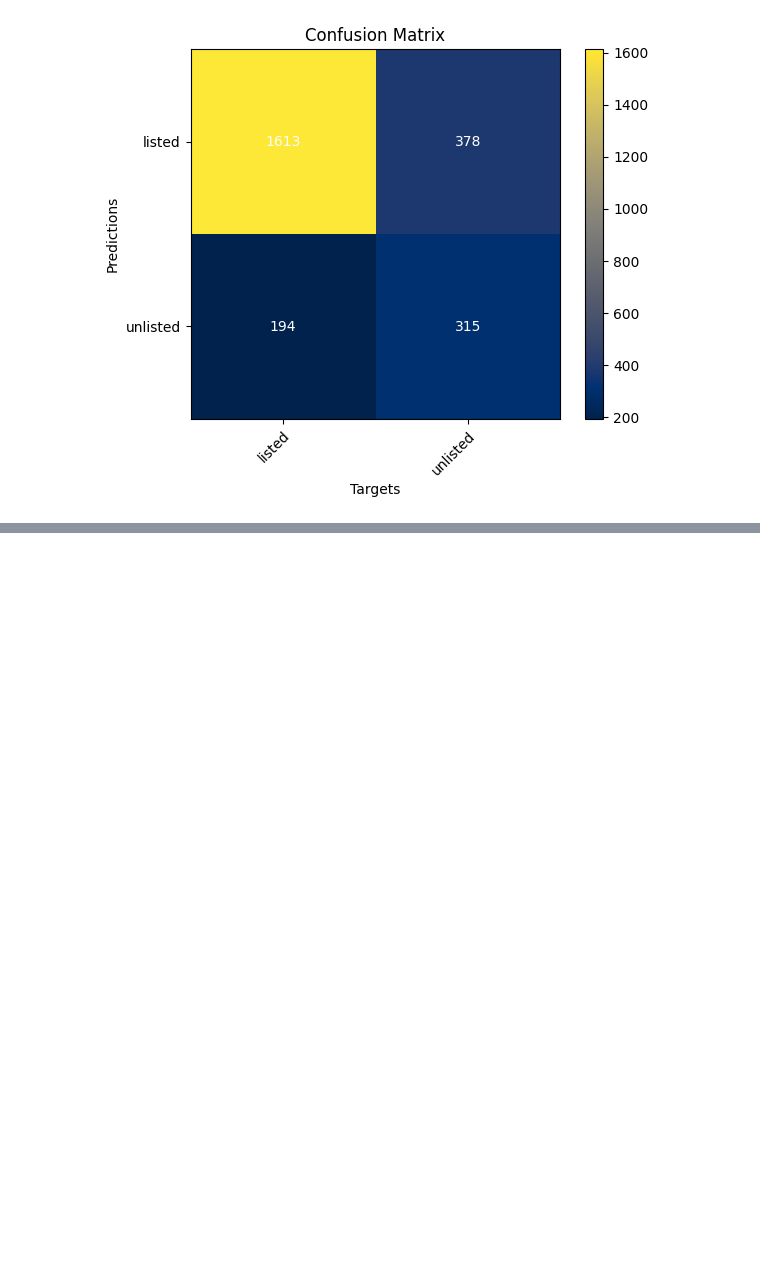
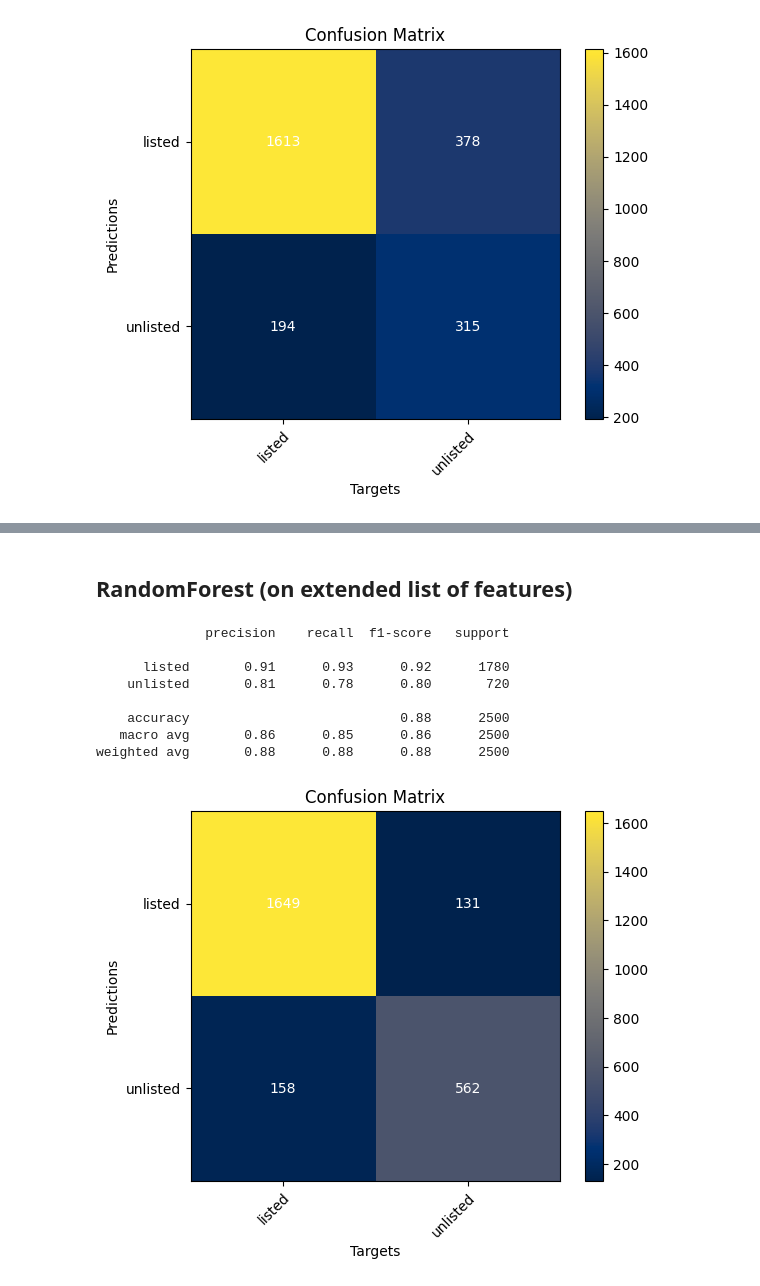
Before and after one commit to iryna-savchuk/TM_project, a Jupyter notebook: Analogue Lab 1 (Text cleaning, Bag of Words, KNeighborsClassifier to predict Amazon Reviews).ipynb, the cells around one changed output, grey strips where cells are left out. Cells and saved outputs as stored; diff of their text form; code cells hidden in the pictures; blank space fills up the shorter version.

```diff
--- a/Analogue Lab 1 (Text cleaning, Bag of Words, KNeighborsClassifier to predict Amazon Reviews).ipynb
+++ b/Analogue Lab 1 (Text cleaning, Bag of Words, KNeighborsClassifier to predict Amazon Reviews).ipynb
@@ -410,0 +522,3 @@ plot_cm(confusion_matrix(y_pred, y_val), labels.keys())
+# %%
+train_df['eng_reviews_cleaned'] = clean(train_df['eng_reviews_merged'], lemmatize = True, stemmer = False)
+train_df.head()
@@ -410,0 +546,3 @@ plot_cm(confusion_matrix(y_pred, y_val), labels.keys())
+# %%
+bow = CountVectorizer(binary=True)
+X_train = bow.fit_transform(train_df["cleaned_text_list"] + ' ' + train_df["eng_reviews_cleaned"])
@@ -410,0 +607,24 @@ plot_cm(confusion_matrix(y_pred, y_val), labels.keys())
+# %% [markdown]
+## RandomForest (on extended list of features)
+# %%
+from sklearn.ensemble import RandomForestClassifier
+
+model_forest = RandomForestClassifier(n_estimators=100,
+                                      class_weight={0: 0.75, 1: 0.25},
+                                      random_state=42)
+
+model_forest.fit(X_train_new, y_train)
+y_pred = model_forest.predict(X_val_new)
+
+print(classification_report(y_pred, y_val, target_names = labels.keys()))
+plot_cm(confusion_matrix(y_pred, y_val), labels.keys())
+# %% [output]
+              precision    recall  f1-score   support
+
+      listed       0.91      0.93      0.92      1780
+    unlisted       0.81      0.78      0.80       720
+
+    accuracy                           0.88      2500
+   macro avg       0.86      0.85      0.86      2500
+weighted avg       0.88      0.88      0.88      2500
+[figure, added]
```
Also changed, not shown: parts of 25 cells of this notebook, 1 other file.
